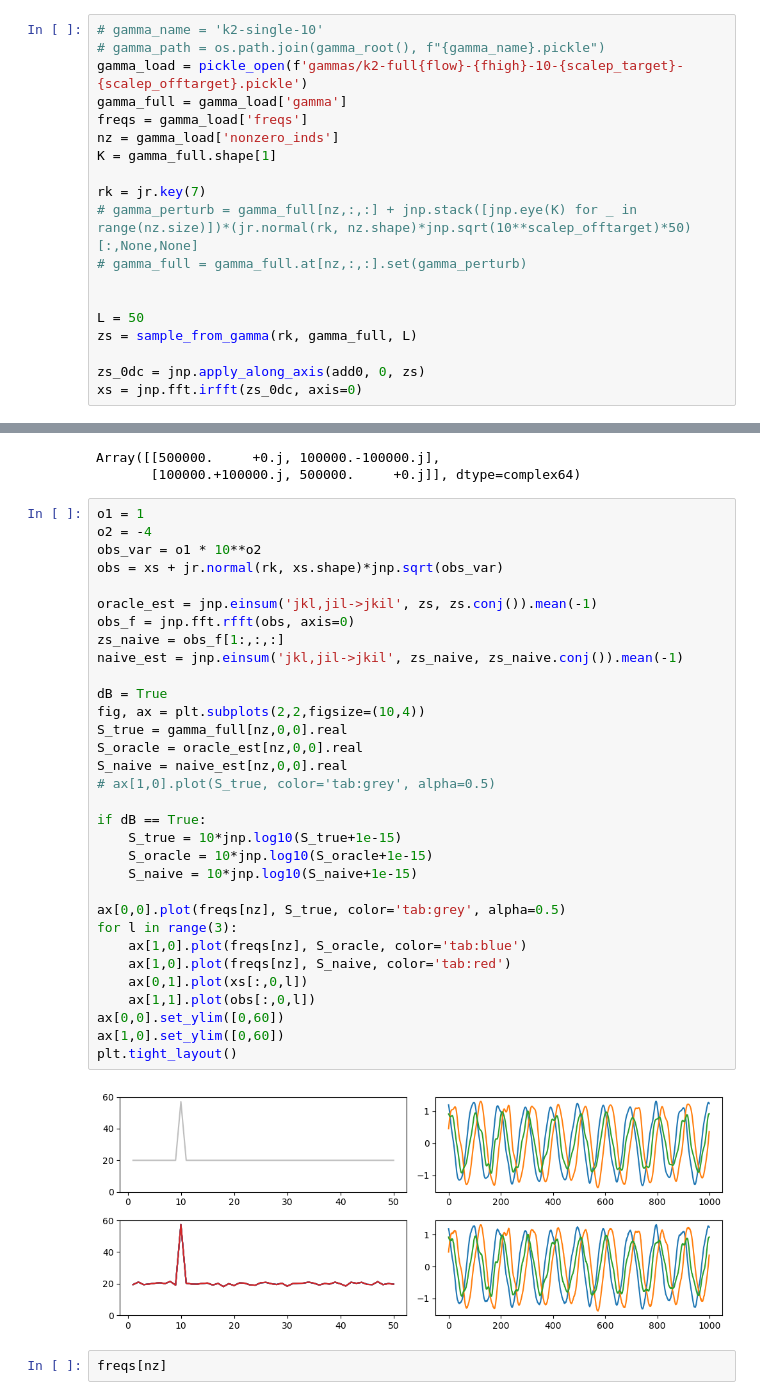
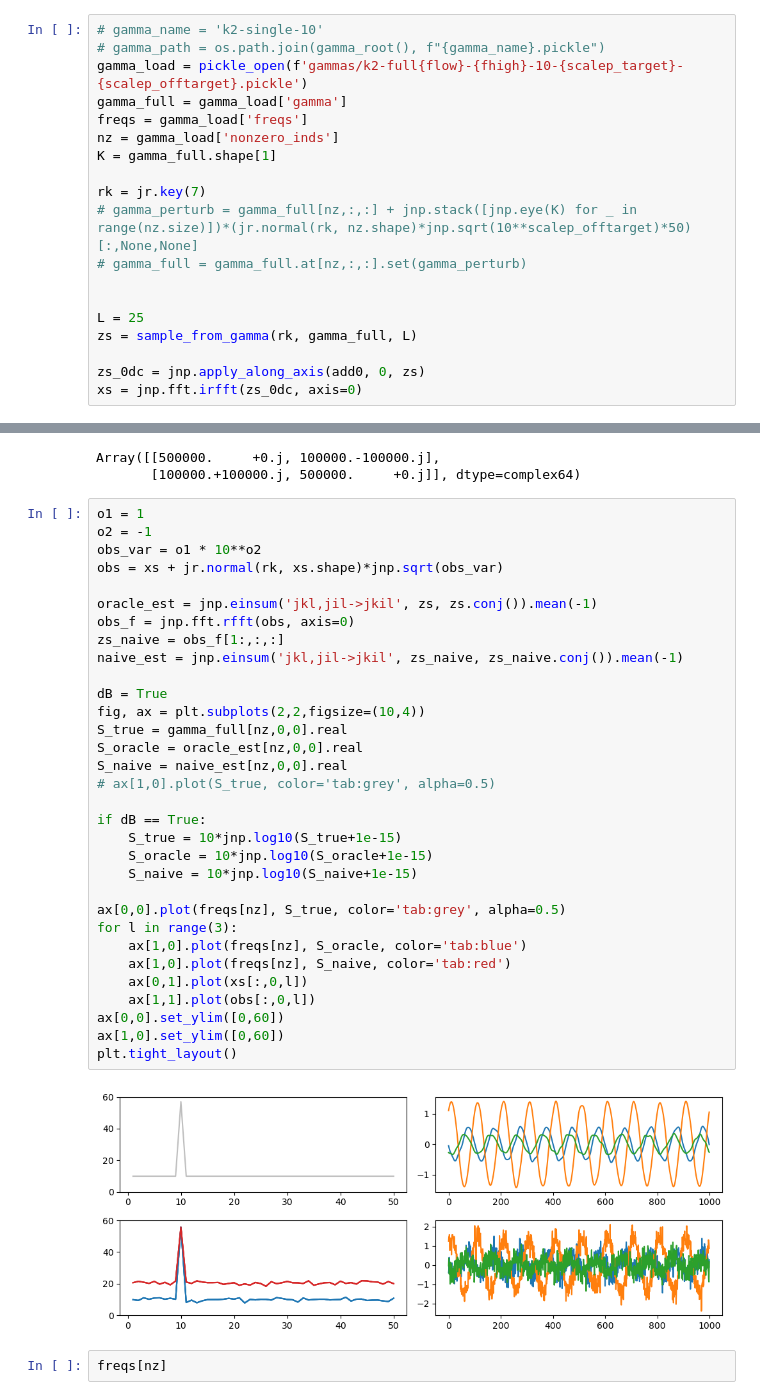
Before and after one commit to Stephen-Lab-BU/sgc, a Jupyter notebook: hydra/test_jax_vs_old_gradandhess.ipynb, the cells around one changed output, grey strips where cells are left out. Saved outputs shown, nothing was run; the diff lists cells and outputs as text.

```diff
--- a/hydra/test_jax_vs_old_gradandhess.ipynb
+++ b/hydra/test_jax_vs_old_gradandhess.ipynb
@@ -53,7 +53,7 @@ rk = jr.key(7)
 # gamma_full = gamma_full.at[nz,:,:].set(gamma_perturb)
 
 
-L = 50
+L = 25
 zs = sample_from_gamma(rk, gamma_full, L)
 
 zs_0dc = jnp.apply_along_axis(add0, 0, zs)
@@ -65,38 +65,38 @@ Array([[500000.     +0.j, 100000.-100000.j],
        [100000.+100000.j, 500000.     +0.j]], dtype=complex64)
 # %%
 o1 = 1
-o2 = -4
+o2 = -1
 obs_var = o1 * 10**o2
 obs = xs + jr.normal(rk, xs.shape)*jnp.sqrt(obs_var)
 
 oracle_est = jnp.einsum('jkl,jil->jkil', zs, zs.conj()).mean(-1)
 obs_f = jnp.fft.rfft(obs, axis=0)
 zs_naive = obs_f[1:,:,:]
 naive_est = jnp.einsum('jkl,jil->jkil', zs_naive, zs_naive.conj()).mean(-1)
 
 dB = True
 fig, ax = plt.subplots(2,2,figsize=(10,4))
 S_true = gamma_full[nz,0,0].real
 S_oracle = oracle_est[nz,0,0].real
 S_naive = naive_est[nz,0,0].real
 # ax[1,0].plot(S_true, color='tab:grey', alpha=0.5)
 
 if dB == True:
     S_true = 10*jnp.log10(S_true+1e-15)
     S_oracle = 10*jnp.log10(S_oracle+1e-15)
     S_naive = 10*jnp.log10(S_naive+1e-15)
 
 ax[0,0].plot(freqs[nz], S_true, color='tab:grey', alpha=0.5)
 for l in range(3):
     ax[1,0].plot(freqs[nz], S_oracle, color='tab:blue')
     ax[1,0].plot(freqs[nz], S_naive, color='tab:red')
     ax[0,1].plot(xs[:,0,l])
     ax[1,1].plot(obs[:,0,l])
 ax[0,0].set_ylim([0,60])
 ax[1,0].set_ylim([0,60])
 plt.tight_layout()
 # %% [output]
-[figure, old version]
+[figure, new version]
 # %%
 freqs[nz]
 # %% [output]
```
Also changed, not shown: parts of 11 cells of this notebook, 13 other files.
